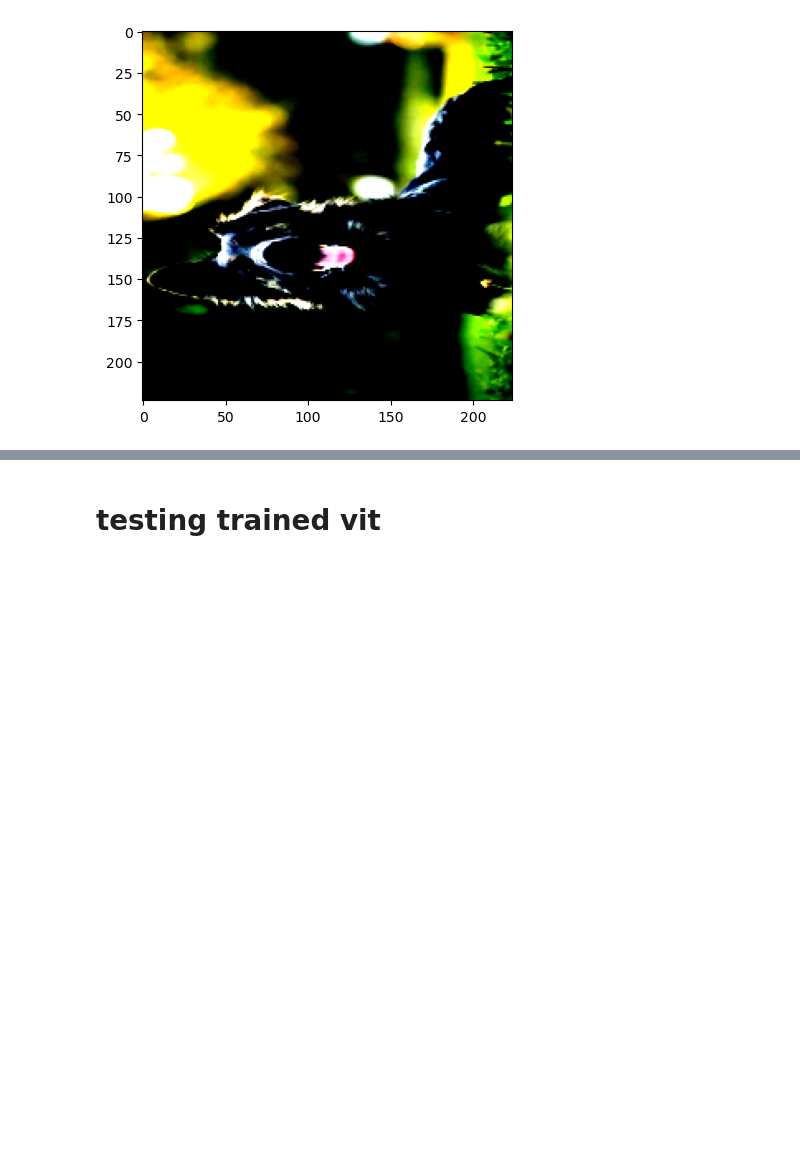
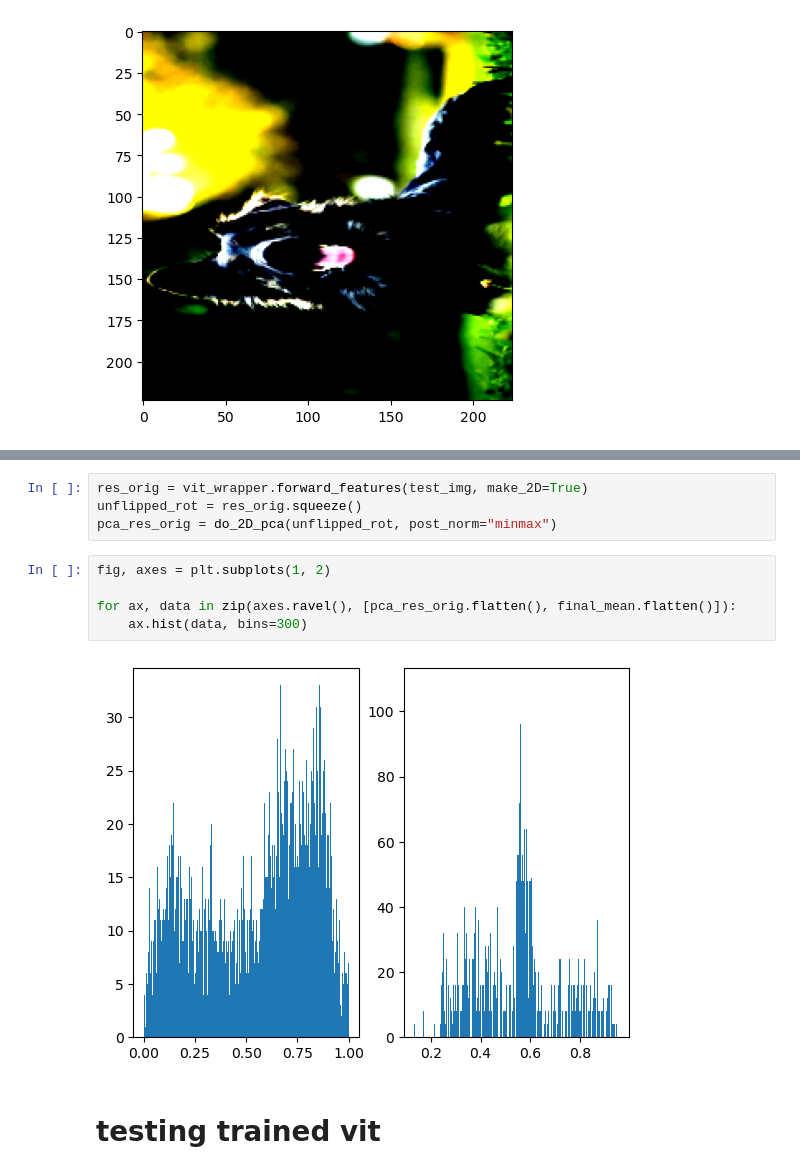
Before and after one commit to tldr-group/dino-saw, a Jupyter notebook: testing_dinov2/test.ipynb, the cells around one changed output, grey strips where cells are left out. Saved outputs shown, nothing was run; the diff lists cells and outputs as text; blank space fills up the shorter version.

```diff
--- a/testing_dinov2/test.ipynb
+++ b/testing_dinov2/test.ipynb
@@ -215,3 +273,14 @@ Clipping input data to the valid range for imshow with RGB data ([0..1] for floa
+# %%
+res_orig = vit_wrapper.forward_features(test_img, make_2D=True)
+unflipped_rot = res_orig.squeeze()
+pca_res_orig = do_2D_pca(unflipped_rot, post_norm="minmax")
+# %%
+fig, axes = plt.subplots(1, 2)
+
+for ax, data in zip(axes.ravel(), [pca_res_orig.flatten(), final_mean.flatten()]):
+    ax.hist(data, bins=300)
+# %% [output]
+[figure, added]
 # %% [markdown]
 # testing trained vit
 # %%
```
Also changed, not shown: parts of 18 cells of this notebook.
